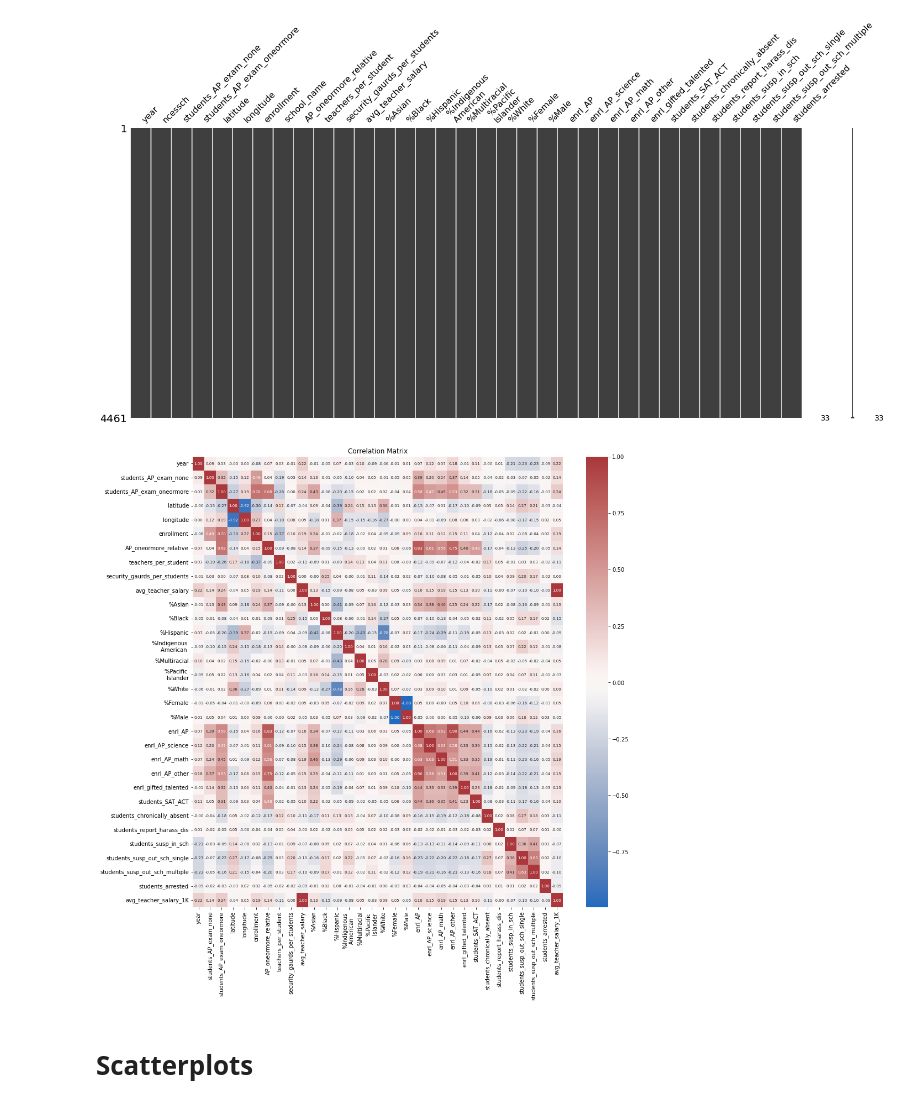
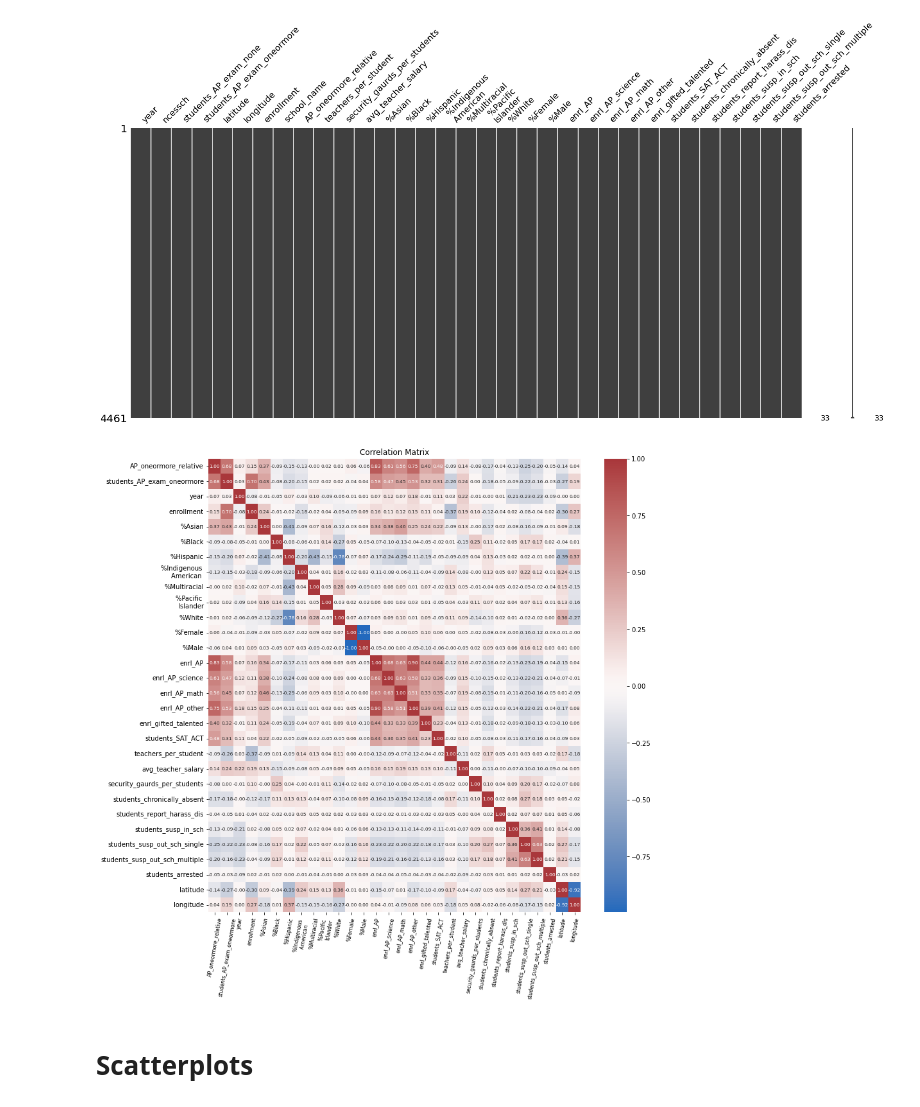
Before and after one commit to meeraduggs/AP-Exams, a Jupyter notebook: EDA/ap_full_EDA.ipynb, the cells around one changed output. Saved outputs shown, nothing was run; the diff lists cells and outputs as text; code cells hidden in the pictures.

```diff
--- a/EDA/ap_full_EDA.ipynb
+++ b/EDA/ap_full_EDA.ipynb
@@ -34,14 +34,27 @@ ap
 msno.matrix(ap);
 # %% [output]
 [figure]
+# %%
+ap_correlation = ap[['AP_oneormore_relative','students_AP_exam_oneormore','year',
+                     'enrollment','%Asian','%Black', '%Hispanic',
+                     '%Indigenous \nAmerican ', '%Multiracial','%Pacific \nIslander',
+                     '%White', '%Female', '%Male',
+                     'enrl_AP','enrl_AP_science', 'enrl_AP_math', 'enrl_AP_other',
+                     'enrl_gifted_talented', 'students_SAT_ACT',
+                     'teachers_per_student','avg_teacher_salary','security_gaurds_per_students',
+                     'students_chronically_absent', 'students_report_harass_dis',
+                     'students_susp_in_sch', 'students_susp_out_sch_single',
+                     'students_susp_out_sch_multiple', 'students_arrested',
+                     'latitude', 'longitude']]
 # %%
-fig, ax = plt.subplots(figsize=(15,15))
-correlation_mat = ap.drop(['ncessch', 'school_name'], axis=1).corr()
-sns.heatmap(correlation_mat, annot = True, ax=ax, annot_kws={"fontsize":7}, fmt='.2f', cmap='vlag') # icefire, coolwarm, vlag
+fig, ax = plt.subplots(figsize=(13,13))
+correlation_mat = ap_correlation.corr()
+g=sns.heatmap(correlation_mat, annot = True, ax=ax, annot_kws={"fontsize":7.5}, fmt='.2f', cmap='vlag') # icefire, coolwarm, vlag
+ax.set_xticklabels(g.get_xticklabels(), rotation = 80, fontsize = 8)
 plt.title("Correlation Matrix")
 plt.show()
 # %% [output]
-[figure, old version]
+[figure, new version]
 # %% [markdown]
 # Scatterplots
 # %%
```
Also changed, not shown: parts of 2 cells of this notebook, 3 other files.
